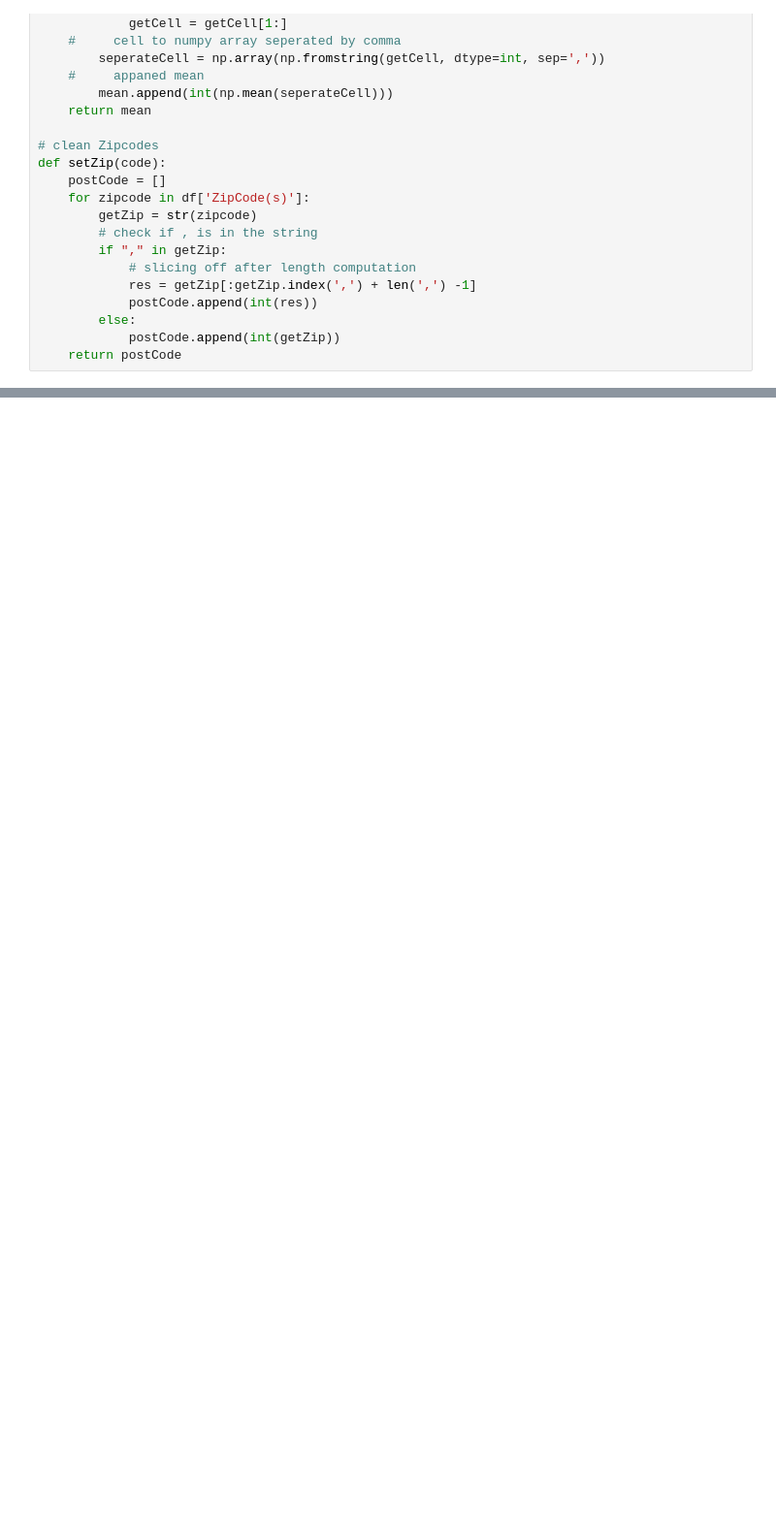
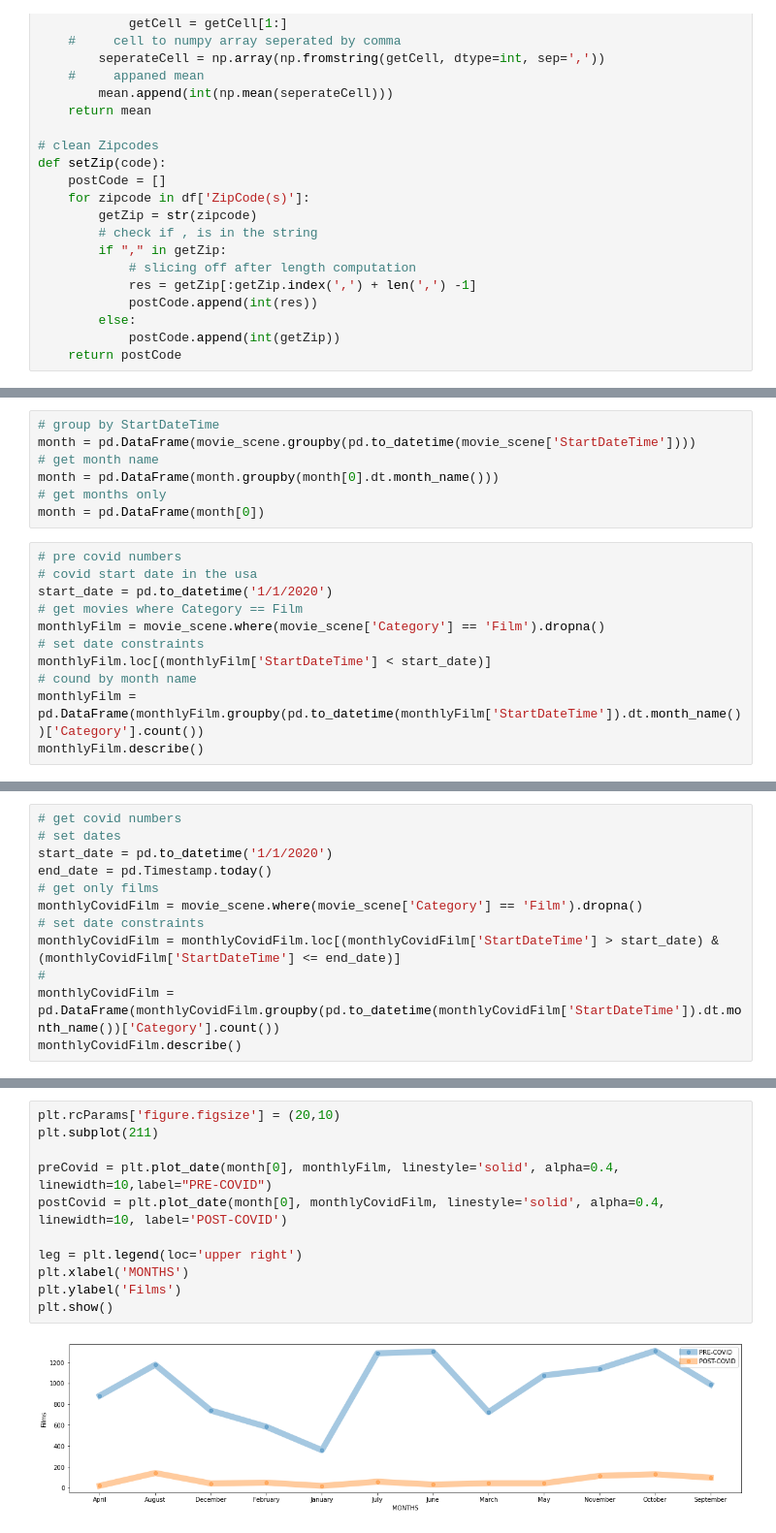
Before and after one commit to MunyaradziMagura/New-York-Movies-Scene, a Jupyter notebook: new_york_movies_scene.ipynb, the cells around one changed output, grey strips where cells are left out. Shown at 97% size. Drawn from its saved outputs; the diff is of its cells as text; blank space fills up the shorter version.

Commit message:
added line chart

```diff
--- a/new_york_movies_scene.ipynb
+++ b/new_york_movies_scene.ipynb
@@ -52,0 +64,18 @@ movie_scene.shape
+# %%
+# group by StartDateTime
+month = pd.DataFrame(movie_scene.groupby(pd.to_datetime(movie_scene['StartDateTime'])))
+# get month name
+month = pd.DataFrame(month.groupby(month[0].dt.month_name()))
+# get months only
+month = pd.DataFrame(month[0])
+# %%
+# pre covid numbers
+# covid start date in the usa
+start_date = pd.to_datetime('1/1/2020')
+# get movies where Category == Film
+monthlyFilm = movie_scene.where(movie_scene['Category'] == 'Film').dropna()
+# set date constraints
+monthlyFilm.loc[(monthlyFilm['StartDateTime'] < start_date)]
+# cound by month name
+monthlyFilm = pd.DataFrame(monthlyFilm.groupby(pd.to_datetime(monthlyFilm['StartDateTime']).dt.month_name())['Category'].count())
+monthlyFilm.describe()
@@ -52,0 +92,12 @@ movie_scene.shape
+# %%
+# get covid numbers
+# set dates
+start_date = pd.to_datetime('1/1/2020')
+end_date = pd.Timestamp.today()
+# get only films
+monthlyCovidFilm = movie_scene.where(movie_scene['Category'] == 'Film').dropna()
+# set date constraints
+monthlyCovidFilm = monthlyCovidFilm.loc[(monthlyCovidFilm['StartDateTime'] > start_date) & (monthlyCovidFilm['StartDateTime'] <= end_date)]
+#
+monthlyCovidFilm = pd.DataFrame(monthlyCovidFilm.groupby(pd.to_datetime(monthlyCovidFilm['StartDateTime']).dt.month_name())['Category'].count())
+monthlyCovidFilm.describe()
@@ -52,0 +114,13 @@ movie_scene.shape
+# %%
+plt.rcParams['figure.figsize'] = (20,10)
+plt.subplot(211)
+
+preCovid = plt.plot_date(month[0], monthlyFilm, linestyle='solid', alpha=0.4, linewidth=10,label="PRE-COVID")
+postCovid = plt.plot_date(month[0], monthlyCovidFilm, linestyle='solid', alpha=0.4, linewidth=10, label='POST-COVID')
+
+leg = plt.legend(loc='upper right')
+plt.xlabel('MONTHS')
+plt.ylabel('Films')
+plt.show()
+# %% [output]
+[figure, added]
```
Also changed, not shown: parts of 7 cells of this notebook.
